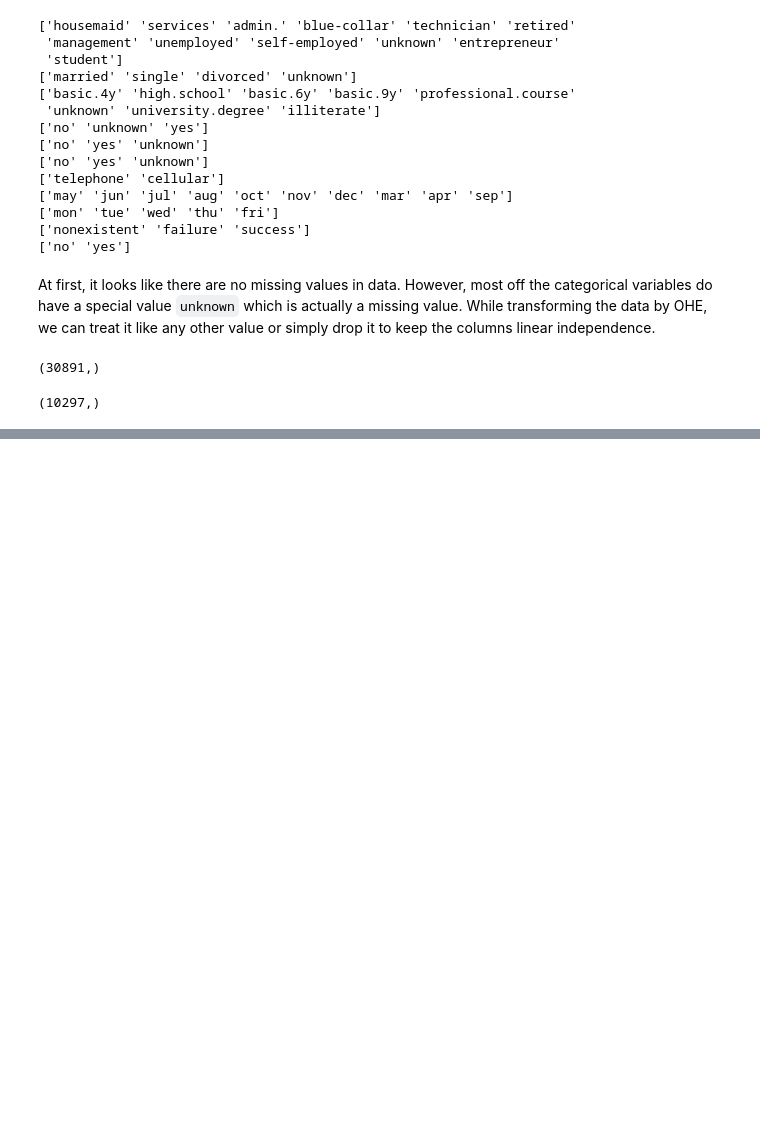
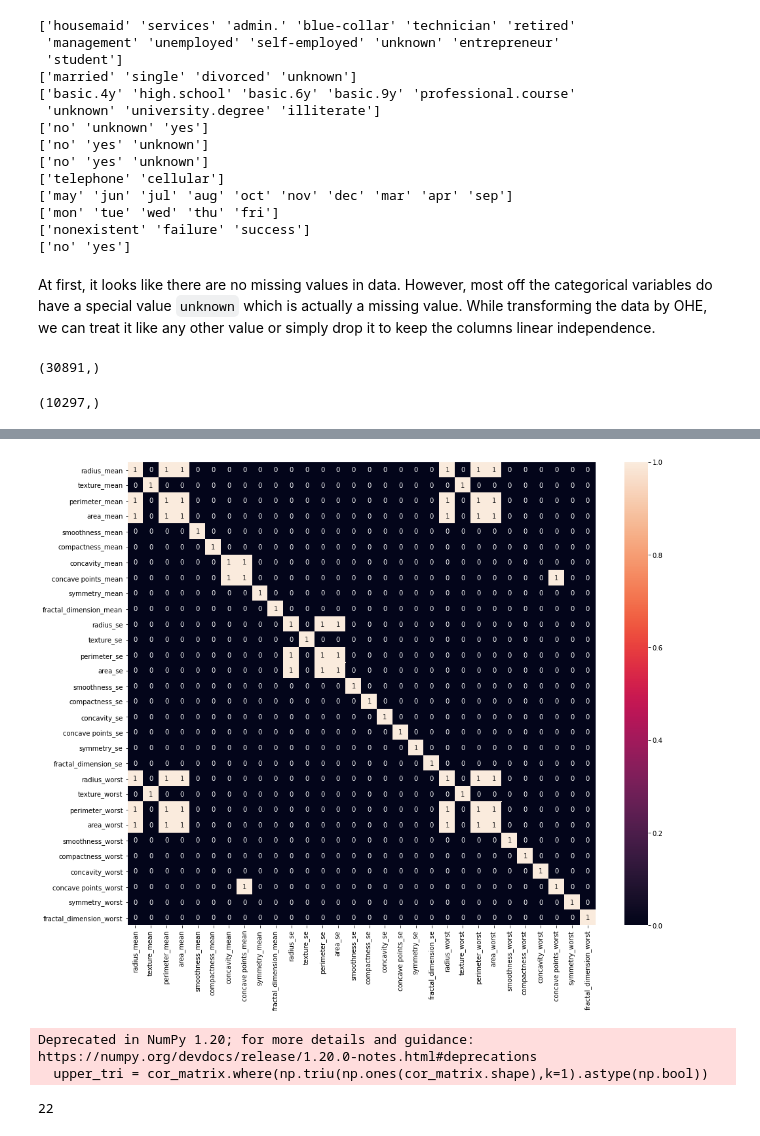
Before and after one commit to pawel99k/AML2022, a Jupyter notebook: Project1/Feature Engineering.ipynb, the cells around one changed output, grey strips where cells are left out. Cells and saved outputs as stored; diff of their text form; code cells hidden in the pictures; blank space fills up the shorter version.

Commit message:
wdbc dataset preparation pt1

```diff
--- a/Project1/Feature Engineering.ipynb
+++ b/Project1/Feature Engineering.ipynb
@@ -114,0 +119,9 @@ y2.shape
+# %%
+wdbc_df=pd.read_csv('data/wdbc.csv')
+#X_wdbc=wdbc_df.drop([0,1], axis=1)
+#train_x,test_x,train_y,test_y=Preprocessor.train_test_split(wdbc_df.drop([0,1], axis=1),wdbc_df[1])
+#train_x,test_x,train_y,test_y=train_test_split(X_wdbc, y_wdbc, stratify = y_wdbc)
+#removing useless columns and transforming response variable into desired form
+y_wdbc=wdbc_df['diagnosis']=="M"
+X_wdbc=wdbc_df.drop(columns=["id","diagnosis","Unnamed: 32"])
+X_wdbc.tail()
@@ -114,0 +168,15 @@ y2.shape
+# %%
+plt.figure(figsize=(16,13))
+sns.heatmap(X_wdbc.corr()>0.9, annot=True)
+plt.show()
+# %% [output]
+[figure, added]
+# %%
+cor_matrix = X_wdbc.corr().abs()
+upper_tri = cor_matrix.where(np.triu(np.ones(cor_matrix.shape),k=1).astype(np.bool))
+to_drop = [column for column in upper_tri.columns if any(upper_tri[column] > 0.65)]
+len(to_drop)
+# %% [output]
+Deprecated in NumPy 1.20; for more details and guidance: https://numpy.org/devdocs/release/1.20.0-notes.html#deprecations
+  upper_tri = cor_matrix.where(np.triu(np.ones(cor_matrix.shape),k=1).astype(np.bool))
+22
```
Also changed, not shown: parts of 6 cells of this notebook, 2 other files.
